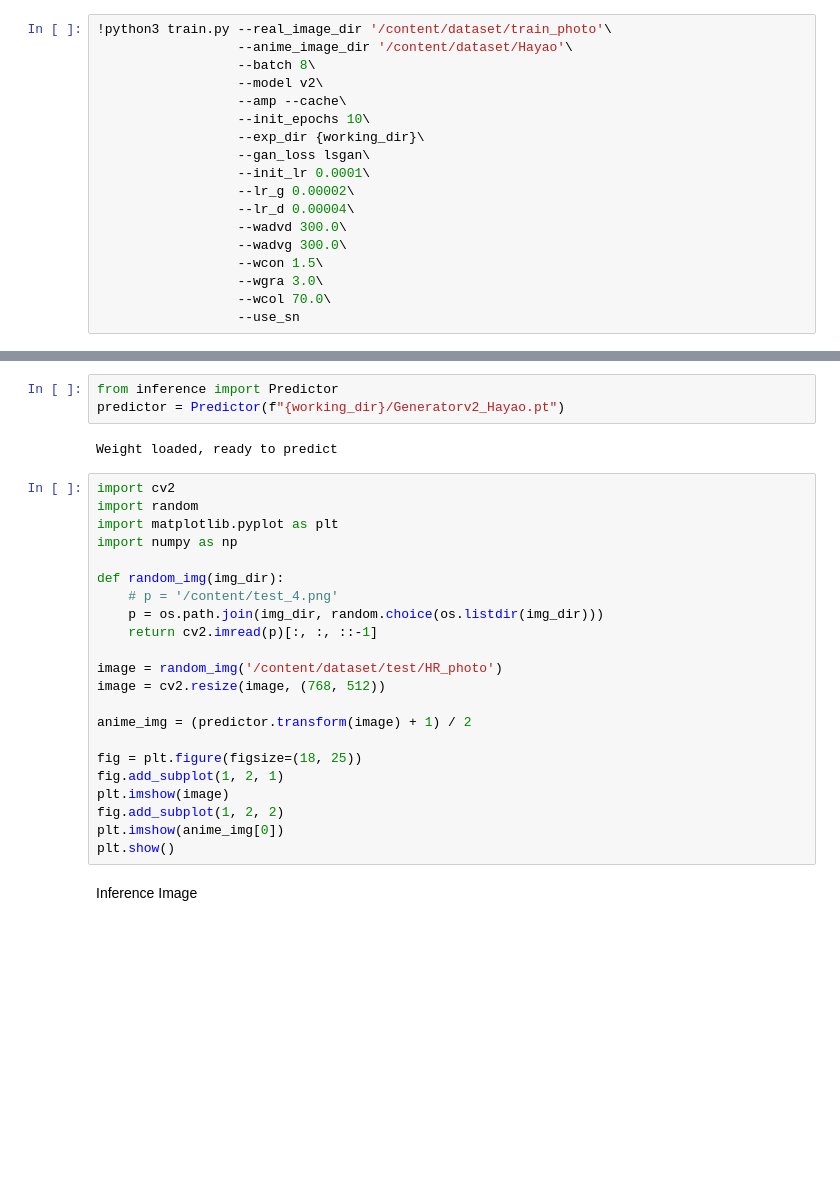
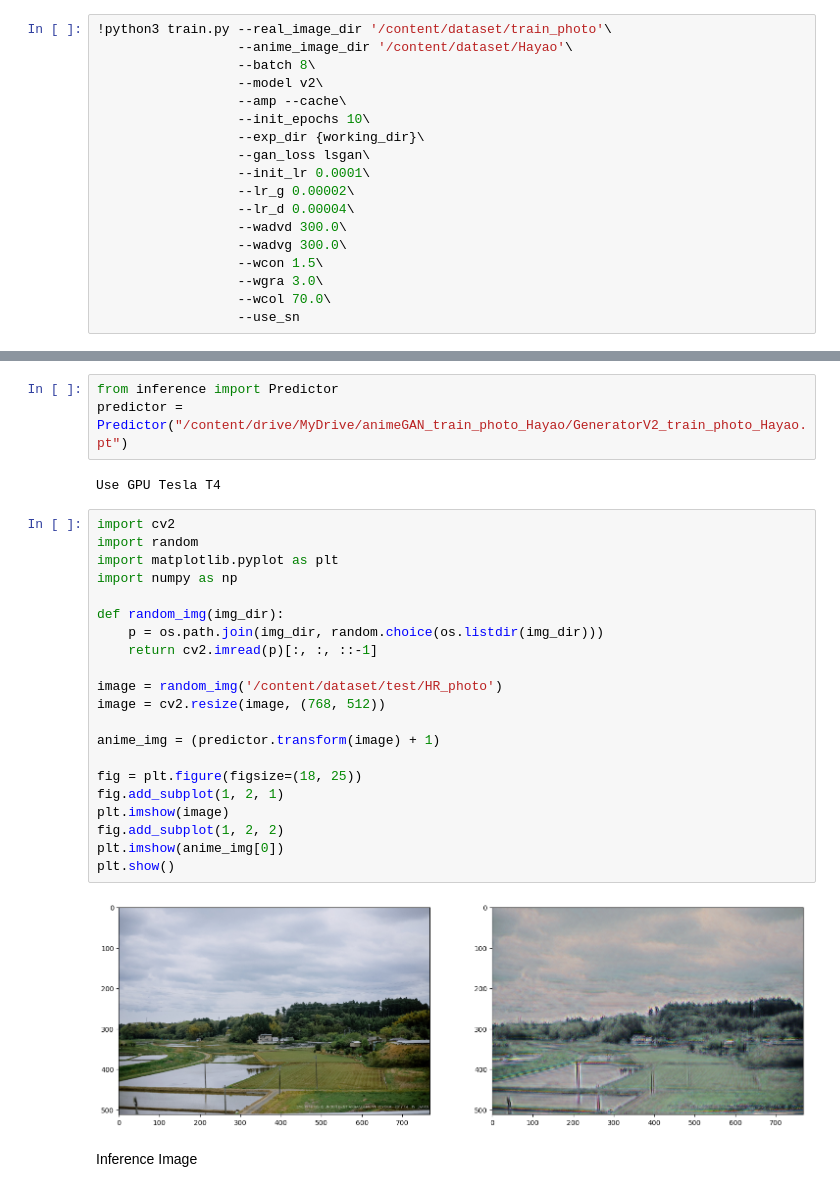
Before and after one commit to Affog7/ASKi, a Jupyter notebook: notebooks/animeGAN.ipynb, the cells around one changed output, grey strips where cells are left out. Saved outputs shown, nothing was run; the diff lists cells and outputs as text; blank space fills up the shorter version.

```diff
--- a/notebooks/animeGAN.ipynb
+++ b/notebooks/animeGAN.ipynb
@@ -55,30 +68,31 @@ print(f"You're running on {dv}")
 # %%
 from inference import Predictor
-predictor = Predictor(f"{working_dir}/Generatorv2_Hayao.pt")
+predictor = Predictor("/content/drive/MyDrive/animeGAN_train_photo_Hayao/GeneratorV2_train_photo_Hayao.pt")
 # %% [output]
-Weight loaded, ready to predict
+Use GPU Tesla T4
 # %%
 import cv2
 import random
 import matplotlib.pyplot as plt
 import numpy as np
 
 def random_img(img_dir):
-    # p = '/content/test_4.png'
     p = os.path.join(img_dir, random.choice(os.listdir(img_dir)))
     return cv2.imread(p)[:, :, ::-1]
 
 image = random_img('/content/dataset/test/HR_photo')
 image = cv2.resize(image, (768, 512))
 
-anime_img = (predictor.transform(image) + 1) / 2
+anime_img = (predictor.transform(image) + 1)
 
 fig = plt.figure(figsize=(18, 25))
 fig.add_subplot(1, 2, 1)
 plt.imshow(image)
 fig.add_subplot(1, 2, 2)
 plt.imshow(anime_img[0])
 plt.show()
+# %% [output]
+[figure, added]
 # %% [markdown]
 Inference Image
 # %%
```
Also changed, not shown: parts of 5 cells of this notebook.
